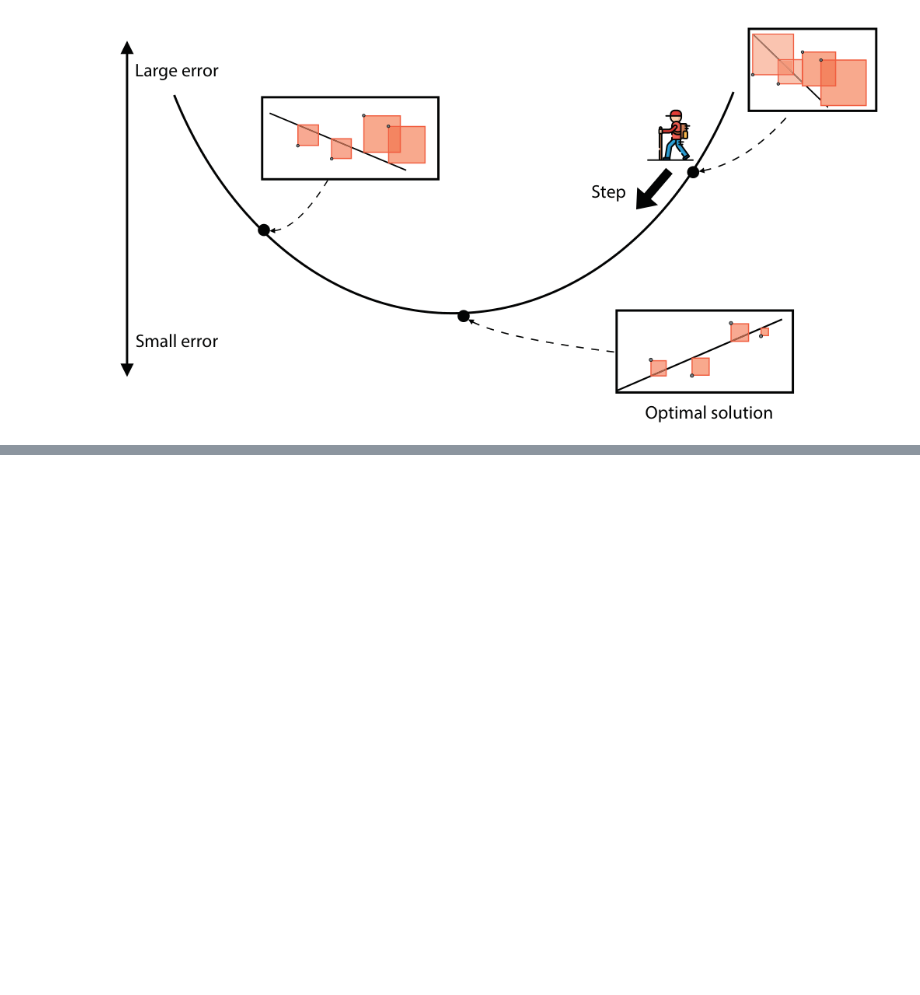
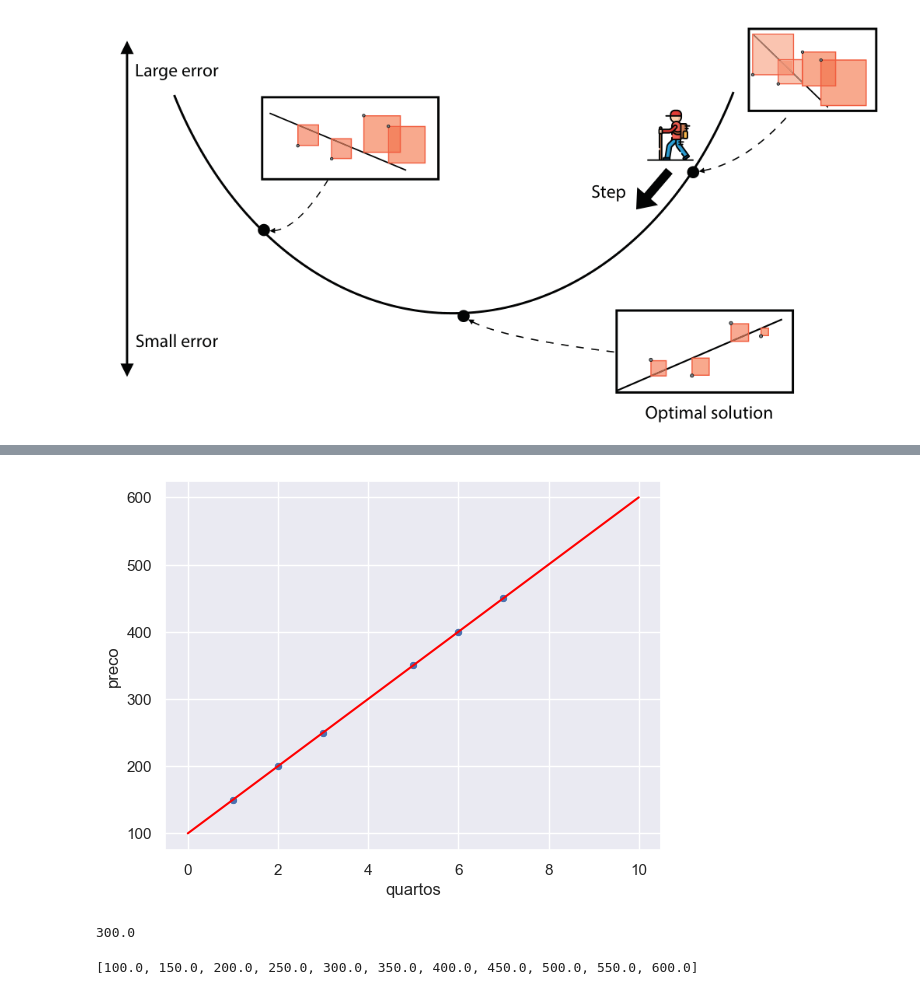
Before and after one commit to stephanyresque/Ciencia-de-dados-2, a Jupyter notebook: mes02/20_02_25.ipynb, the cells around one changed output, grey strips where cells are left out. Cells and saved outputs as stored; diff of their text form; code cells hidden in the pictures; blank space fills up the shorter version.

```diff
--- a/mes02/20_02_25.ipynb
+++ b/mes02/20_02_25.ipynb
@@ -101,0 +142,23 @@ Em uma regressão linear simples, temos dois coeficientes:
+# %%
+import matplotlib.pyplot as plt
+
+fig, ax = plt.subplots()
+
+quantidade_quartos = range(0,11)
+preco_pred = [resultado.intercept + resultado.slope * x for x in quantidade_quartos]
+
+sns.scatterplot(data=df_exemplo_01, x='quartos', y='preco', ax = ax)
+
+sns.lineplot(x=quantidade_quartos, y=preco_pred, ax = ax, color = 'red')
+
+plt.show()
+# %% [output]
+[figure, added]
+# %%
+resultado.intercept + resultado.slope * 4
+# %% [output]
+300.0
+# %%
+preco_pred
+# %% [output]
+[100.0, 150.0, 200.0, 250.0, 300.0, 350.0, 400.0, 450.0, 500.0, 550.0, 600.0]
```
Also changed, not shown: parts of 19 cells of this notebook.
